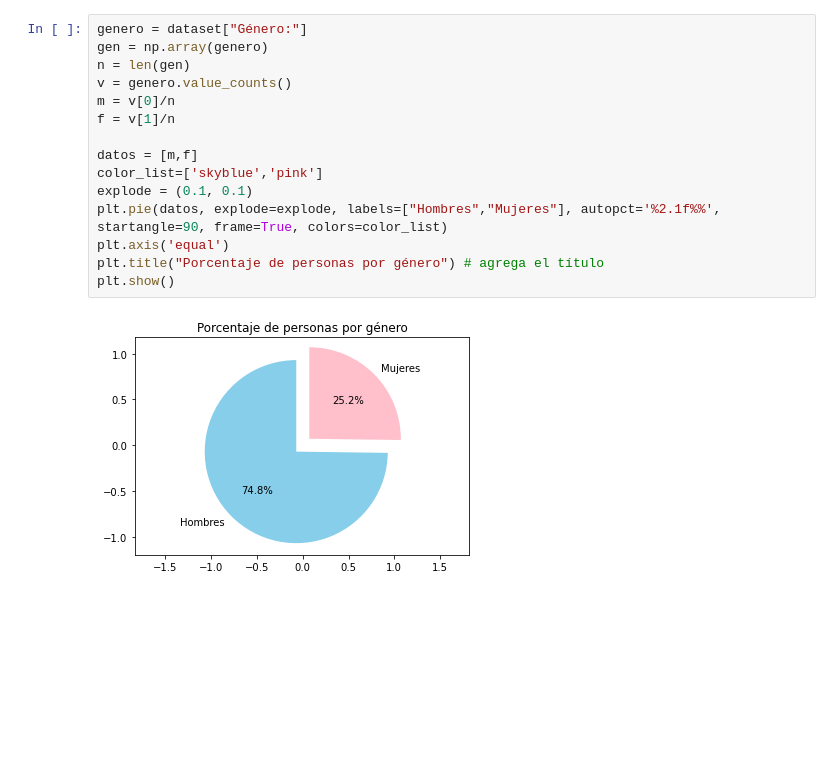
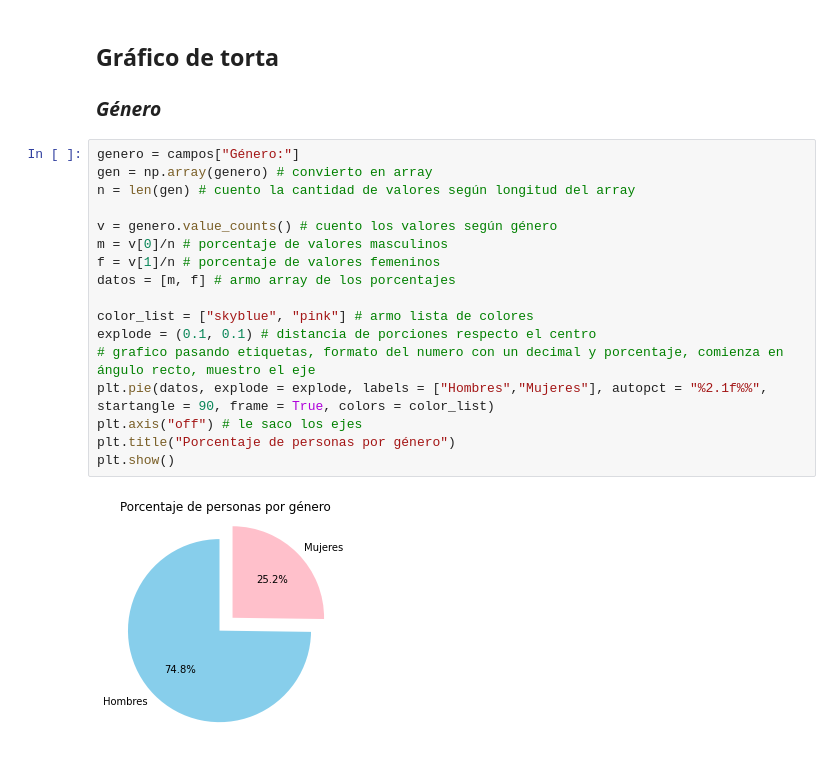
Before and after one commit to bellhipi/Probabilidad-Python-Nutrici-n, a Jupyter notebook: Jupyter notebook/Trabajo.ipynb, the cells around one changed output. Cells and saved outputs as stored; diff of their text form; blank space fills up the shorter version.

```diff
--- a/Jupyter notebook/Trabajo.ipynb
+++ b/Jupyter notebook/Trabajo.ipynb
@@ -116,17 +122,22 @@ plt.show()
+# %% [markdown]
+## Gráfico de torta
+### *Género*
 # %%
-genero = dataset["Género:"]
-gen = np.array(genero)
-n = len(gen)
-v = genero.value_counts()
-m = v[0]/n
-f = v[1]/n
+genero = campos["Género:"]
+gen = np.array(genero) # convierto en array
+n = len(gen) # cuento la cantidad de valores según longitud del array
 
-datos = [m,f]
-color_list=['skyblue','pink']
-explode = (0.1, 0.1)
-plt.pie(datos, explode=explode, labels=["Hombres","Mujeres"], autopct='%2.1f%%', startangle=90, frame=True, colors=color_list)
-plt.axis('equal')
-plt.title("Porcentaje de personas por género") # agrega el título
+v = genero.value_counts() # cuento los valores según género
+m = v[0]/n # porcentaje de valores masculinos
+f = v[1]/n # porcentaje de valores femeninos
+datos = [m, f] # armo array de los porcentajes
+
+color_list = ["skyblue", "pink"] # armo lista de colores
+explode = (0.1, 0.1) # distancia de porciones respecto el centro
+# grafico pasando etiquetas, formato del numero con un decimal y porcentaje, comienza en ángulo recto, muestro el eje
+plt.pie(datos, explode = explode, labels = ["Hombres","Mujeres"], autopct = "%2.1f%%", startangle = 90, frame = True, colors = color_list)
+plt.axis("off") # le saco los ejes
+plt.title("Porcentaje de personas por género")
 plt.show()
 # %% [output]
-[figure, old version]
+[figure, new version]
```
Also changed, not shown: parts of 38 cells of this notebook, 1 other file.
